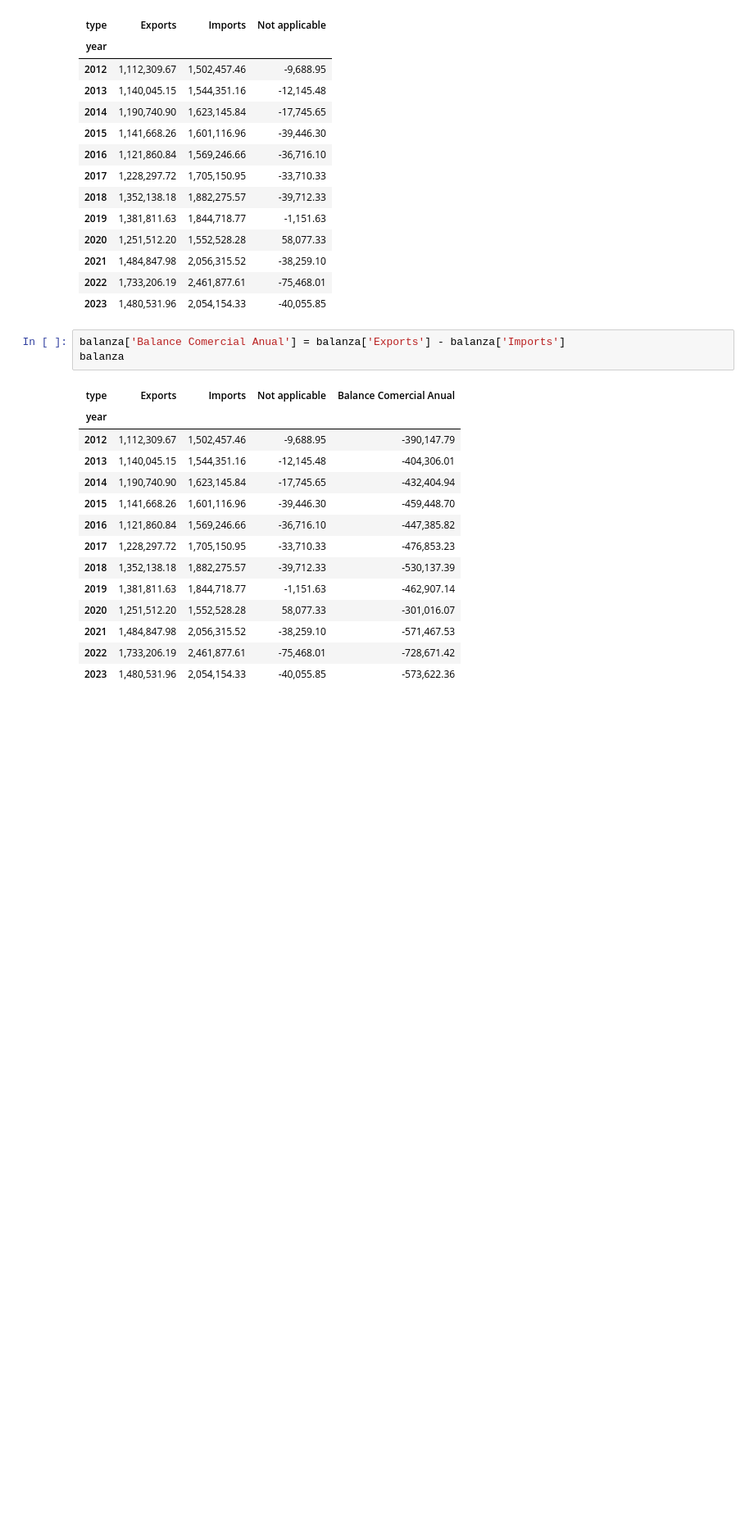
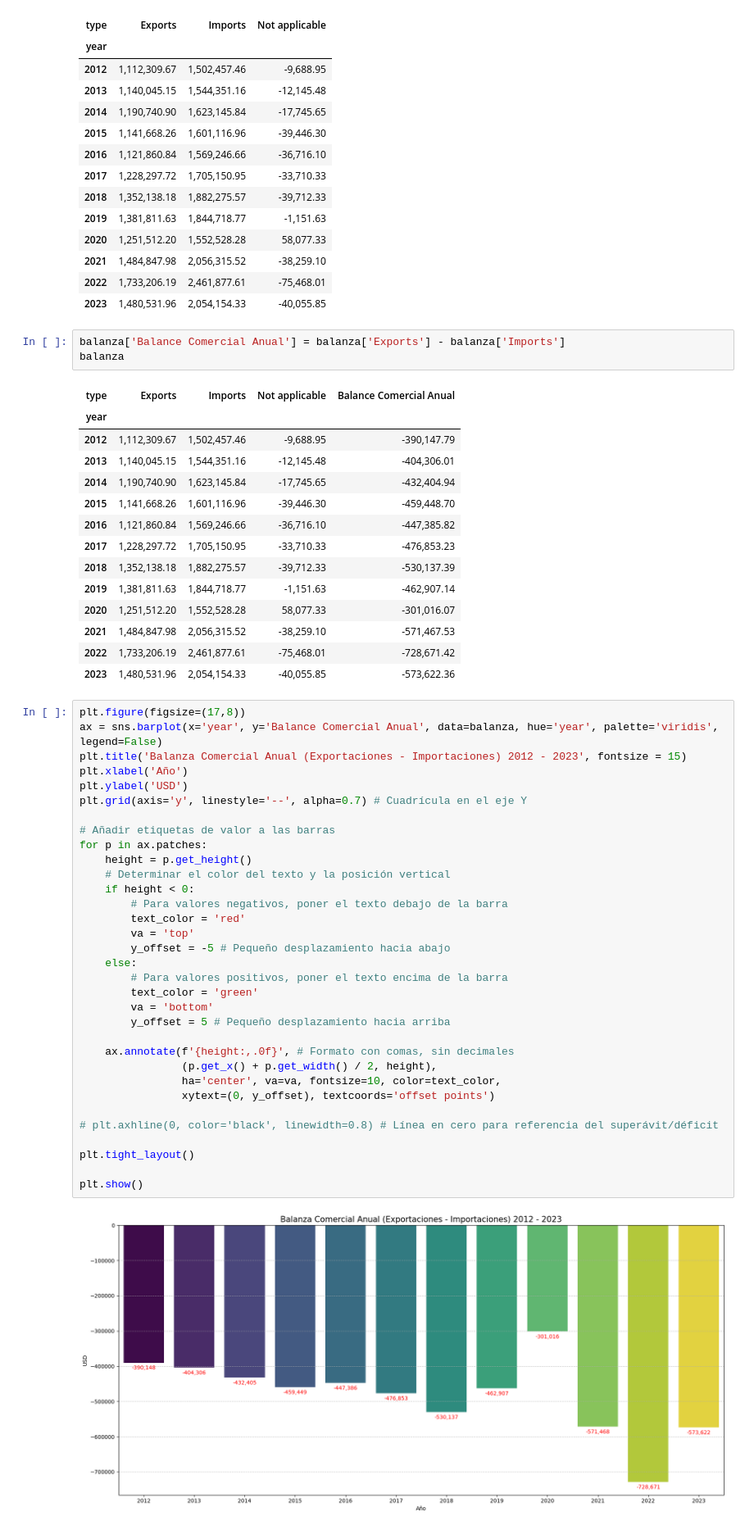
Before and after one commit to SaitoM17/analisis_mexico_trade_statistics_2012_2023, a Jupyter notebook: notebooks/4_balanza_comercial_tendencia.ipynb, the cells around one changed output. Shown at 82% size. Drawn from its saved outputs; the diff is of its cells as text; blank space fills up the shorter version.

Commit message:
feat: código para creación de gráfico Balanza Comercial Anual (Exportaciones - Importaciones) 2012 - 2023

```diff
--- a/notebooks/4_balanza_comercial_tendencia.ipynb
+++ b/notebooks/4_balanza_comercial_tendencia.ipynb
@@ -61,3 +61,38 @@ balanza
 | 2021 | 1,484,847.98 | 2,056,315.52 | -38,259.10 | -571,467.53 |
 | 2022 | 1,733,206.19 | 2,461,877.61 | -75,468.01 | -728,671.42 |
 | 2023 | 1,480,531.96 | 2,054,154.33 | -40,055.85 | -573,622.36 |
+# %%
+plt.figure(figsize=(17,8))
+ax = sns.barplot(x='year', y='Balance Comercial Anual', data=balanza, hue='year', palette='viridis', legend=False)
+plt.title('Balanza Comercial Anual (Exportaciones - Importaciones) 2012 - 2023', fontsize = 15)
+plt.xlabel('Año')
+plt.ylabel('USD')
+plt.grid(axis='y', linestyle='--', alpha=0.7) # Cuadrícula en el eje Y
+
+# Añadir etiquetas de valor a las barras
+for p in ax.patches:
+    height = p.get_height()
+    # Determinar el color del texto y la posición vertical
+    if height < 0:
+        # Para valores negativos, poner el texto debajo de la barra
+        text_color = 'red'
+        va = 'top'
+        y_offset = -5 # Pequeño desplazamiento hacia abajo
+    else:
+        # Para valores positivos, poner el texto encima de la barra
+        text_color = 'green'
+        va = 'bottom'
+        y_offset = 5 # Pequeño desplazamiento hacia arriba
+
+    ax.annotate(f'{height:,.0f}', # Formato con comas, sin decimales
+                (p.get_x() + p.get_width() / 2, height),
+                ha='center', va=va, fontsize=10, color=text_color,
+                xytext=(0, y_offset), textcoords='offset points')
+
+# plt.axhline(0, color='black', linewidth=0.8) # Línea en cero para referencia del superávit/déficit
+
+plt.tight_layout()
+
+plt.show()
+# %% [output]
+[figure, added]
```
